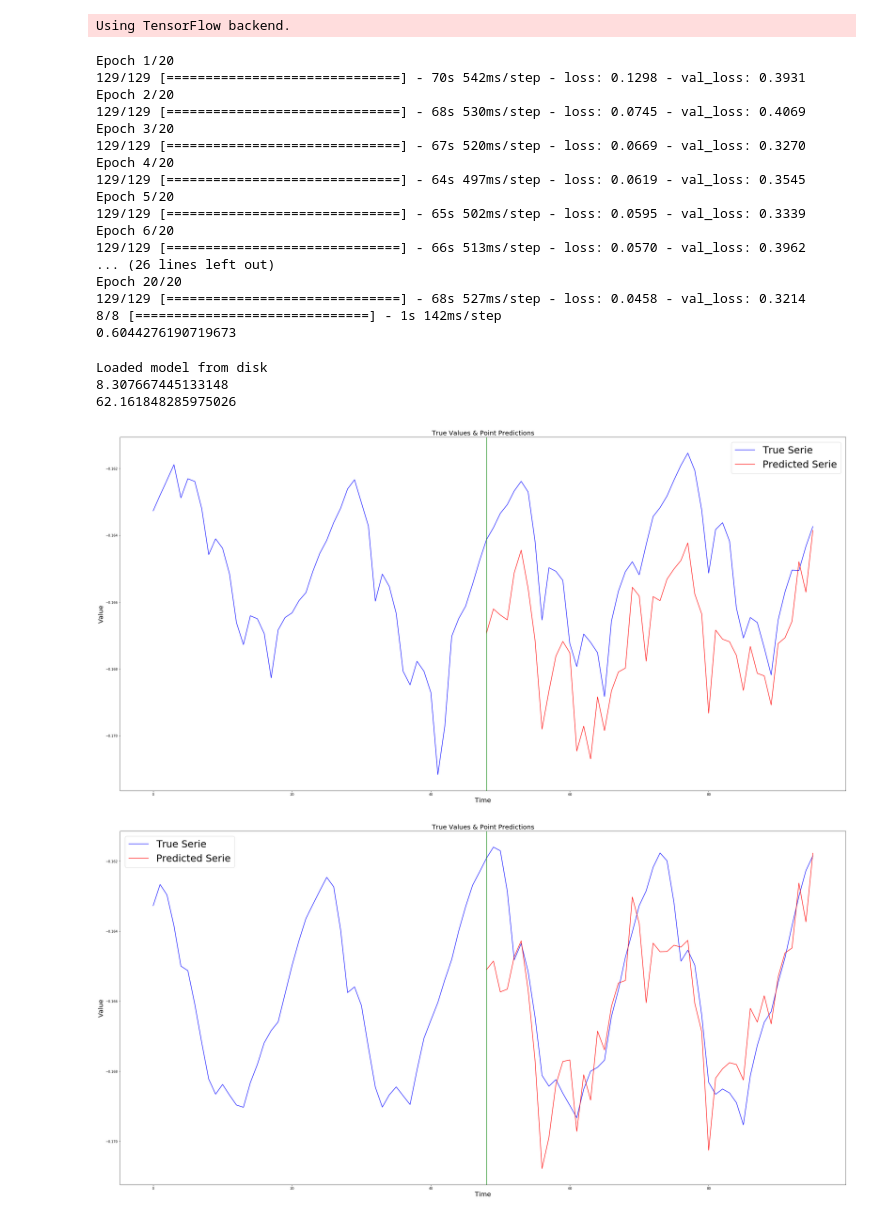
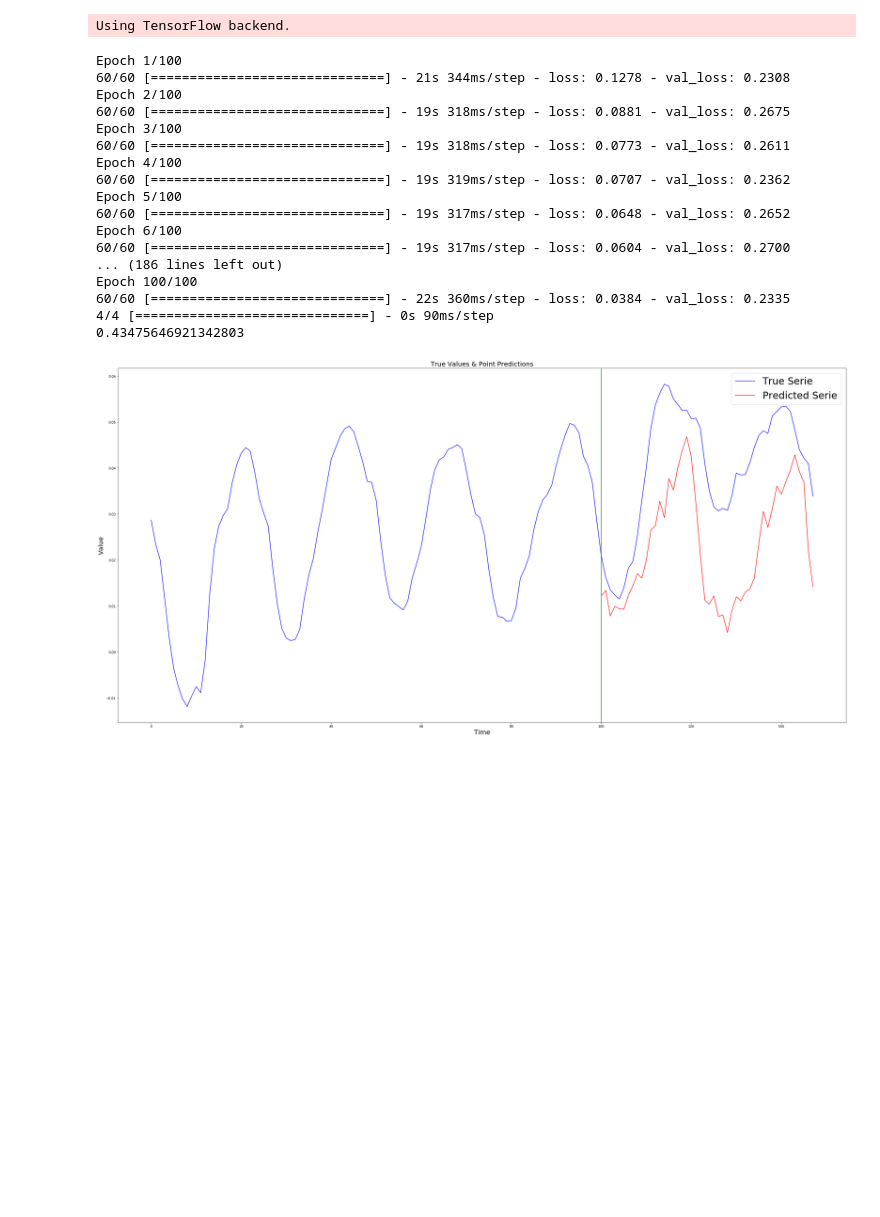
Before and after one commit to yamen23ali/m4-lstm, a Jupyter notebook: notebooks/Point_predection_mae.ipynb, the cells around one changed output. Saved outputs shown, nothing was run; the diff lists cells and outputs as text; code cells hidden in the pictures; blank space fills up the shorter version.

Commit message:
try model with diff

```diff
--- a/notebooks/Point_predection_mae.ipynb
+++ b/notebooks/Point_predection_mae.ipynb
@@ -20,11 +20,11 @@ import tensorflow as tf
 # %% [output]
 Using TensorFlow backend.
 # %%
-EPOCHS = 20
+EPOCHS = 100
 BATCH_SIZE = 50
-LOOKBACK = 48
+LOOKBACK = 100
 HORIZON = 48
-HIDDEN_LAYER_SIZE = 500
+HIDDEN_LAYER_SIZE = 100
 LOSS = 'mae'
 
 data_loader = M4DataLoader("../Dataset/Train/Hourly-train.csv", "../Dataset/Test/Hourly-test.csv",
@@ -47,28 +47,28 @@ hist = model.evaluate(validation_data_generator)
 print(hist)
 #model.save('../models')
 # %% [output]
-Epoch 1/20
-129/129 [==============================] - 70s 542ms/step - loss: 0.1298 - val_loss: 0.3931
-Epoch 2/20
-129/129 [==============================] - 68s 530ms/step - loss: 0.0745 - val_loss: 0.4069
-Epoch 3/20
-129/129 [==============================] - 67s 520ms/step - loss: 0.0669 - val_loss: 0.3270
-Epoch 4/20
-129/129 [==============================] - 64s 497ms/step - loss: 0.0619 - val_loss: 0.3545
-Epoch 5/20
-129/129 [==============================] - 65s 502ms/step - loss: 0.0595 - val_loss: 0.3339
-Epoch 6/20
-129/129 [==============================] - 66s 513ms/step - loss: 0.0570 - val_loss: 0.3962
-... (26 lines left out)
-Epoch 20/20
-129/129 [==============================] - 68s 527ms/step - loss: 0.0458 - val_loss: 0.3214
-8/8 [==============================] - 1s 142ms/step
-0.6044276190719673
+Epoch 1/100
+60/60 [==============================] - 21s 344ms/step - loss: 0.1278 - val_loss: 0.2308
+Epoch 2/100
+60/60 [==============================] - 19s 318ms/step - loss: 0.0881 - val_loss: 0.2675
+Epoch 3/100
+60/60 [==============================] - 19s 318ms/step - loss: 0.0773 - val_loss: 0.2611
+Epoch 4/100
+60/60 [==============================] - 19s 319ms/step - loss: 0.0707 - val_loss: 0.2362
+Epoch 5/100
+60/60 [==============================] - 19s 317ms/step - loss: 0.0648 - val_loss: 0.2652
+Epoch 6/100
+60/60 [==============================] - 19s 317ms/step - loss: 0.0604 - val_loss: 0.2700
+... (186 lines left out)
+Epoch 100/100
+60/60 [==============================] - 22s 360ms/step - loss: 0.0384 - val_loss: 0.2335
+4/4 [==============================] - 0s 90ms/step
+0.43475646921342803
 # %%
 
 #=================== Evaluate Model
-model = M4Model(batch_size=BATCH_SIZE)
-model.load('../models/10/architecture.json','../models/10/weights.h5')
+#model = M4Model(batch_size=BATCH_SIZE)
+#model.load('../models/10/architecture.json','../models/10/weights.h5')
 
 #model.compile()
 #hist = model.train(gen, epochs=EPOCHS)
@@ -83,26 +83,23 @@ print(train_error)
 
 test_error = evaluate_model(model, test_x, test_y, smapetf)
 print(test_error)
-# %% [output]
-Loaded model from disk
-8.307667445133148
-62.161848285975026
 # %%
-IDX = 9
+IDX = 11
+X = test_x
+Y = test_y
 #============ Predict Train
-predictedY = model.predict(train_x[:BATCH_SIZE,:].reshape(BATCH_SIZE, LOOKBACK, 1))
+predictedY = model.predict(X[:BATCH_SIZE,:,:])[:,:HORIZON]
 
 #plot_series(train_x, train_y, predictedY, series_num=10)
-plot_serie_and_prediction(train_x, train_y, predictedY, serie_indx=IDX)
+plot_serie_and_prediction(X[:,:,0], Y[:,:HORIZON], predictedY, serie_indx=IDX)
 
 #============ Predict Test
-predictedY = model.predict(test_x[:BATCH_SIZE,:].reshape(BATCH_SIZE, LOOKBACK, 1))
+#predictedY = model.predict(test_x[:BATCH_SIZE,:,:])[:,:HORIZON]
 
 #plot_series(test_x, test_y, predictedY, series_num=10)
-plot_serie_and_prediction(test_x, test_y, predictedY, serie_indx=IDX)
+#plot_serie_and_prediction(test_x[:,:,0], test_y[:,:HORIZON], predictedY, serie_indx=IDX)
 # %% [output]
-[figure, old version]
+[figure, new version]
-[figure, removed]
 # %%
 from utils import exponential_smoothing
 
```
Also changed, not shown: parts of 2 cells of this notebook, 6 other files.
